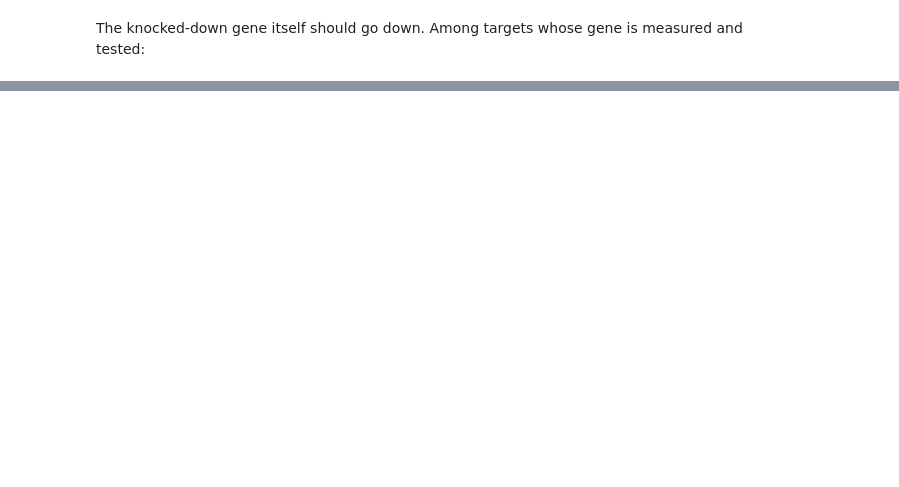
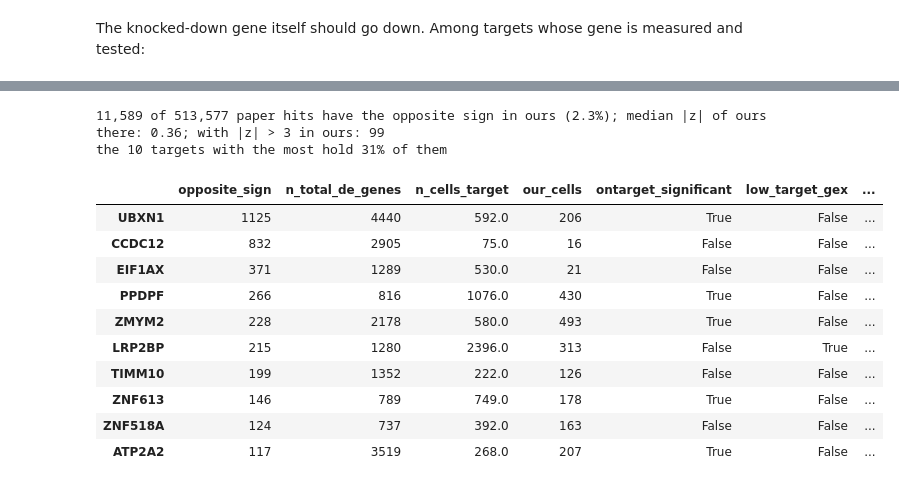
Before and after one commit to JinHongDu-Lab/crispyx, a Jupyter notebook: docs/notebooks/residual_effects_tutorial.ipynb, the cells around one changed output, grey strips where cells are left out. Saved outputs shown, nothing was run; the diff lists cells and outputs as text; code cells hidden in the pictures; blank space fills up the shorter version.

```diff
--- a/docs/notebooks/residual_effects_tutorial.ipynb
+++ b/docs/notebooks/residual_effects_tutorial.ipynb
@@ -379,0 +574,28 @@ print(f'{measured_own.sum():,} targets: own-gene effect negative for {np.mean(ow
+# %%
+opposite = hits & np.isfinite(main_z) & (np.sign(main_z) != np.sign(paper_z))
+print(f'{opposite.sum():,} of {hits.sum():,} paper hits have the opposite sign in ours '
+      f'({opposite.sum() / hits.sum():.1%}); median |z| of ours there: {np.median(np.abs(main_z[opposite])):.2f}; '
+      f'with |z| > 3 in ours: {(opposite & (np.abs(main_z) > 3)).sum():,}')
+per_target_opposite = pd.Series(opposite.sum(axis=1), index=targets)
+top = per_target_opposite.sort_values(ascending=False).head(10).index
+print(f'the 10 targets with the most hold {per_target_opposite[top].sum() / opposite.sum():.0%} of them')
+table = paper_meta.loc[top].assign(
+    opposite_sign=per_target_opposite[top],
+    our_cells=pd.Series(main['n_cells'], index=main['targets'])[top],
+)
+table[['opposite_sign', 'n_total_de_genes', 'n_cells_target', 'our_cells', 'ontarget_significant',
+       'low_target_gex', 'distal_offtarget_flag', 'donor_correlation_all_mean']]
+# %% [output]
+11,589 of 513,577 paper hits have the opposite sign in ours (2.3%); median |z| of ours there: 0.36; with |z| > 3 in ours: 99
+the 10 targets with the most hold 31% of them
+|  | opposite_sign | n_total_de_genes | n_cells_target | our_cells | ontarget_significant | low_target_gex | ... |
+| UBXN1 | 1125 | 4440 | 592.0 | 206 | True | False | ... |
+| CCDC12 | 832 | 2905 | 75.0 | 16 | False | False | ... |
+| EIF1AX | 371 | 1289 | 530.0 | 21 | False | False | ... |
+| PPDPF | 266 | 816 | 1076.0 | 430 | True | False | ... |
+| ZMYM2 | 228 | 2178 | 580.0 | 493 | True | False | ... |
+| LRP2BP | 215 | 1280 | 2396.0 | 313 | False | True | ... |
+| TIMM10 | 199 | 1352 | 222.0 | 126 | False | False | ... |
+| ZNF613 | 146 | 789 | 749.0 | 178 | True | False | ... |
+| ZNF518A | 124 | 737 | 392.0 | 163 | False | False | ... |
+| ATP2A2 | 117 | 3519 | 268.0 | 207 | True | False | ... |
```
Also changed, not shown: parts of 38 cells of this notebook.
